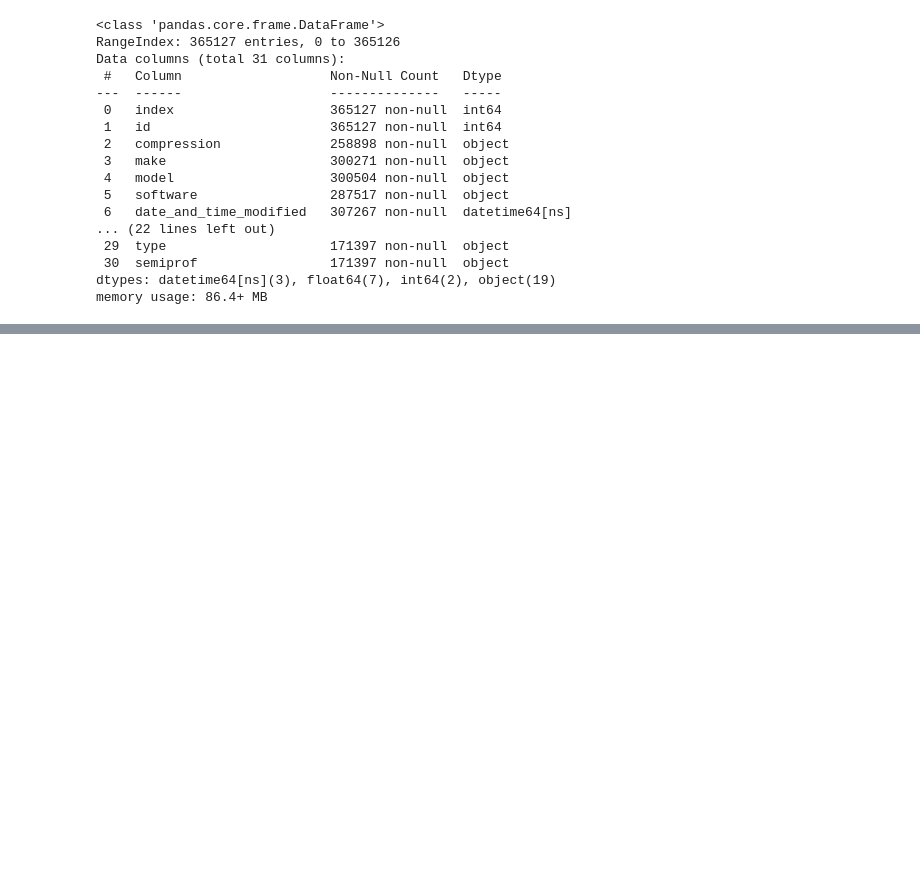
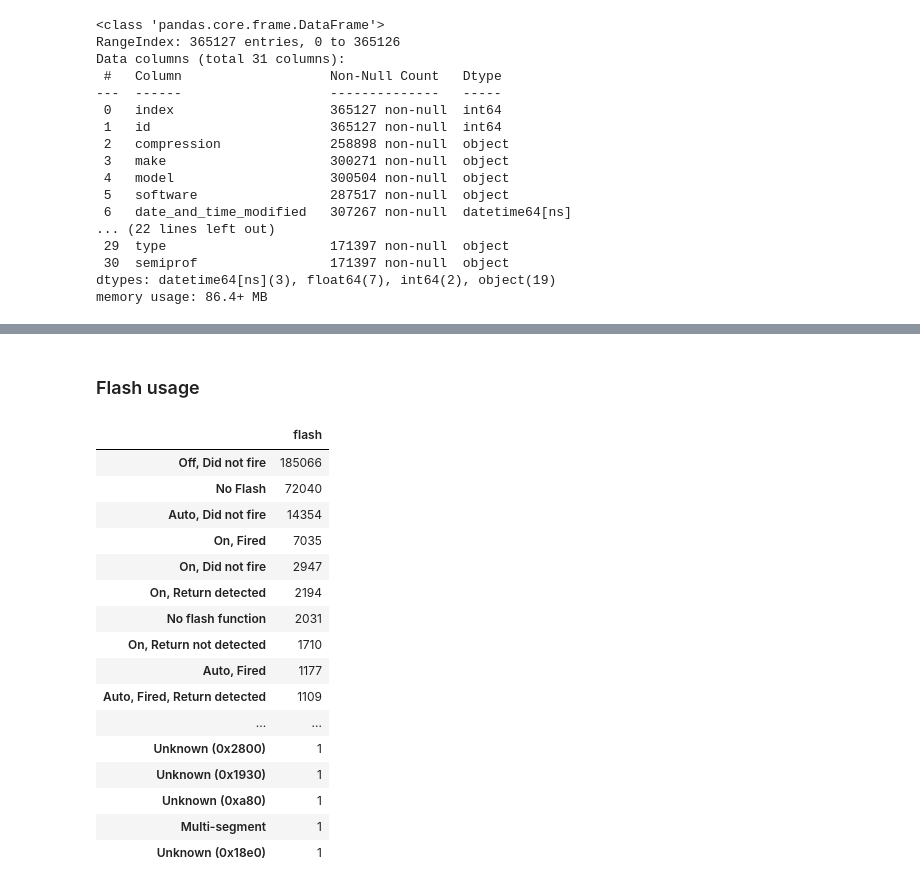
Before and after one commit to BrittaZa/Capstone_Flickr_Metadata, a Jupyter notebook: johannes_eda.ipynb, the cells around one changed output, grey strips where cells are left out. Cells and saved outputs as stored; diff of their text form; code cells hidden in the pictures; blank space fills up the shorter version.

```diff
--- a/johannes_eda.ipynb
+++ b/johannes_eda.ipynb
@@ -646,0 +870,22 @@ memory usage: 86.4+ MB
+# %% [markdown]
+### Flash usage
+# %%
+df.flash.value_counts().to_frame().head(50)
+# %% [output]
+|  | flash |
+| Off, Did not fire | 185066 |
+| No Flash | 72040 |
+| Auto, Did not fire | 14354 |
+| On, Fired | 7035 |
+| On, Did not fire | 2947 |
+| On, Return detected | 2194 |
+| No flash function | 2031 |
+| On, Return not detected | 1710 |
+| Auto, Fired | 1177 |
+| Auto, Fired, Return detected | 1109 |
+| ... | ... |
+| Unknown (0x2800) | 1 |
+| Unknown (0x1930) | 1 |
+| Unknown (0xa80) | 1 |
+| Multi-segment | 1 |
+| Unknown (0x18e0) | 1 |
```
Also changed, not shown: parts of 31 cells of this notebook, 4 other files.
